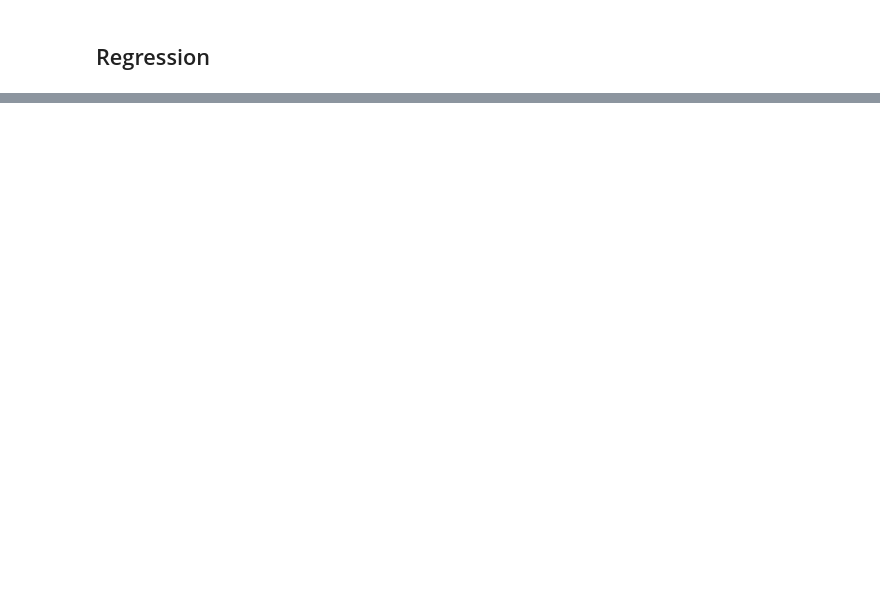
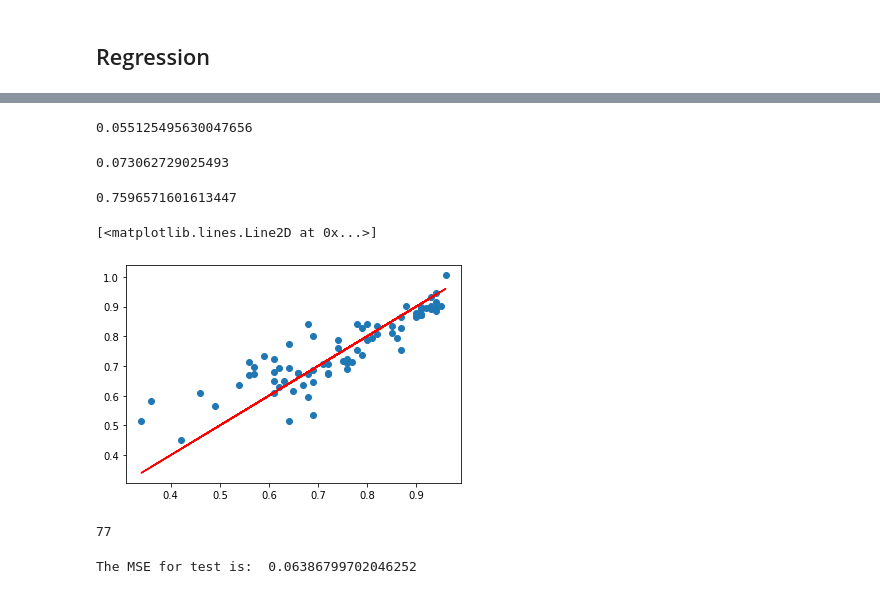
Before and after one commit to Adib-Rezaei/AI-Summer-School-2021-GroupB, a Jupyter notebook: Task2/Task2.ipynb, the cells around one changed output, grey strips where cells are left out. Drawn from its saved outputs; the diff is of its cells as text; code cells hidden in the pictures; blank space fills up the shorter version.

```diff
--- a/Task2/Task2.ipynb
+++ b/Task2/Task2.ipynb
@@ -98,0 +102,8 @@ sns.scatterplot(data=df, x='Research', y='Chance of Admit')
+# %%
+from sklearn.model_selection import train_test_split
+
+X = df.drop(['Serial No.', 'Chance of Admit'], axis=1).values
+Y = df['Chance of Admit'].values
+
+X_train, X_test, Y_train, Y_test = train_test_split(X, Y, test_size=0.2, random_state=4)
+print(X_train.shape, X_test.shape, Y_train.shape, Y_test.shape)
@@ -99,2 +112,8 @@ sns.scatterplot(data=df, x='Research', y='Chance of Admit')
 # %% [markdown]
 ## Regression
+# %%
+from numpy.linalg import inv
+
+X_train_trans = np.transpose(X_train)
+theta = np.matmul(np.matmul(inv(np.matmul(X_train_trans, X_train)), X_train_trans), Y_train)
+theta
@@ -100,0 +125,12 @@ sns.scatterplot(data=df, x='Research', y='Chance of Admit')
+# %%
+from sklearn.metrics import mean_squared_error, mean_absolute_error, explained_variance_score
+
+def predict(theta, data):
+    predictions = []
+    for row in data:
+        predictions.append(np.inner(row, theta))
+
+    return predictions
+
+predictions = predict(theta, X_test)
+predictions
@@ -100,0 +155,33 @@ sns.scatterplot(data=df, x='Research', y='Chance of Admit')
+# %%
+mean_absolute_error(Y_test, predictions)
+# %% [output]
+0.055125495630047656
+# %%
+np.sqrt(mean_squared_error(Y_test, predictions))
+# %% [output]
+0.073062729025493
+# %%
+explained_variance_score(Y_test, predictions)
+# %% [output]
+0.7596571601613447
+# %%
+plt.scatter(Y_test, predictions)
+
+plt.plot(Y_test, Y_test, 'r')
+# %% [output]
+[<matplotlib.lines.Line2D at 0x...>]
+[figure, added]
+# %%
+from sklearn.linear_model import LinearRegression
+
+reg = LinearRegression().fit(X_train, Y_train)
+
+Y_pred = reg.predict(X_test)
+Y_pred.size
+# %% [output]
+77
+# %%
+MSE_test = np.sqrt(mean_squared_error(Y_test, Y_pred))
+print('The MSE for test is: ',MSE_test)
+# %% [output]
+The MSE for test is:  0.06386799702046252
```
Also changed, not shown: parts of 7 cells of this notebook.
